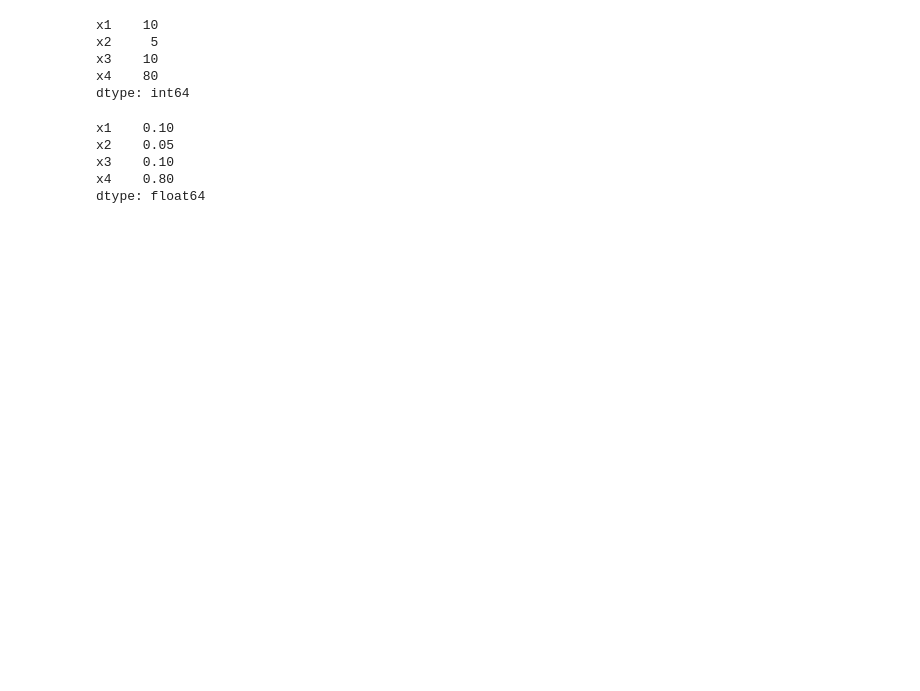
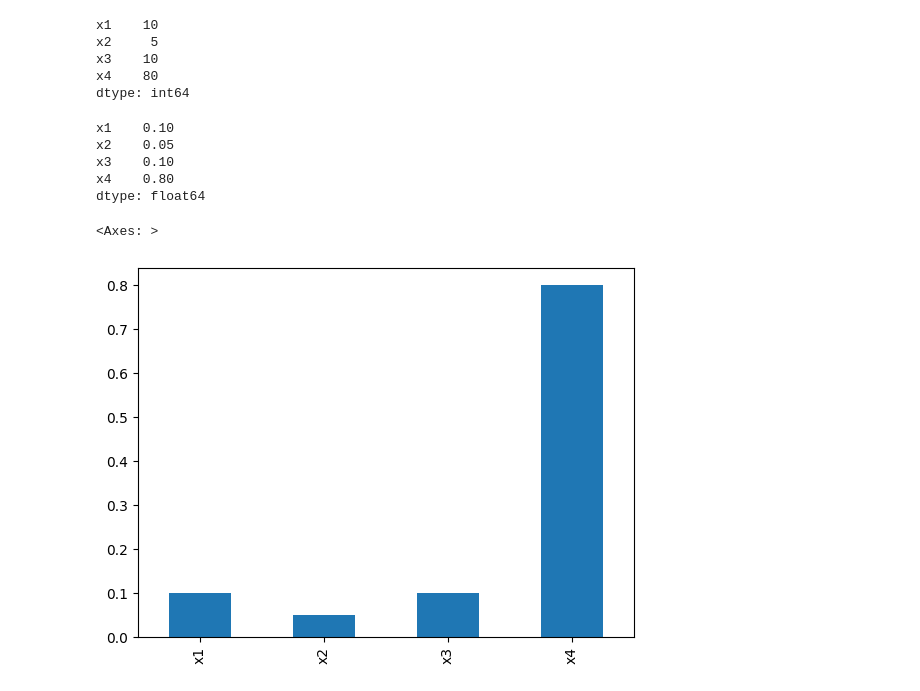
Before and after one commit to edisonc57/Practical-course-Python, a Jupyter notebook: Python_Oil_&_Gas_3.ipynb, the cells around one changed output. Saved outputs shown, nothing was run; the diff lists cells and outputs as text; code cells hidden in the pictures; blank space fills up the shorter version.

```diff
--- a/Python_Oil_&_Gas_3.ipynb
+++ b/Python_Oil_&_Gas_3.ipynb
@@ -140,3 +140,8 @@ x2    0.05
 x3    0.10
 x4    0.80
 dtype: float64
+# %%
+(data.isnull().sum()/len(data)).plot(kind="bar")
+# %% [output]
+<Axes: >
+[figure, added]
```
Also changed, not shown: parts of 6 cells of this notebook.
